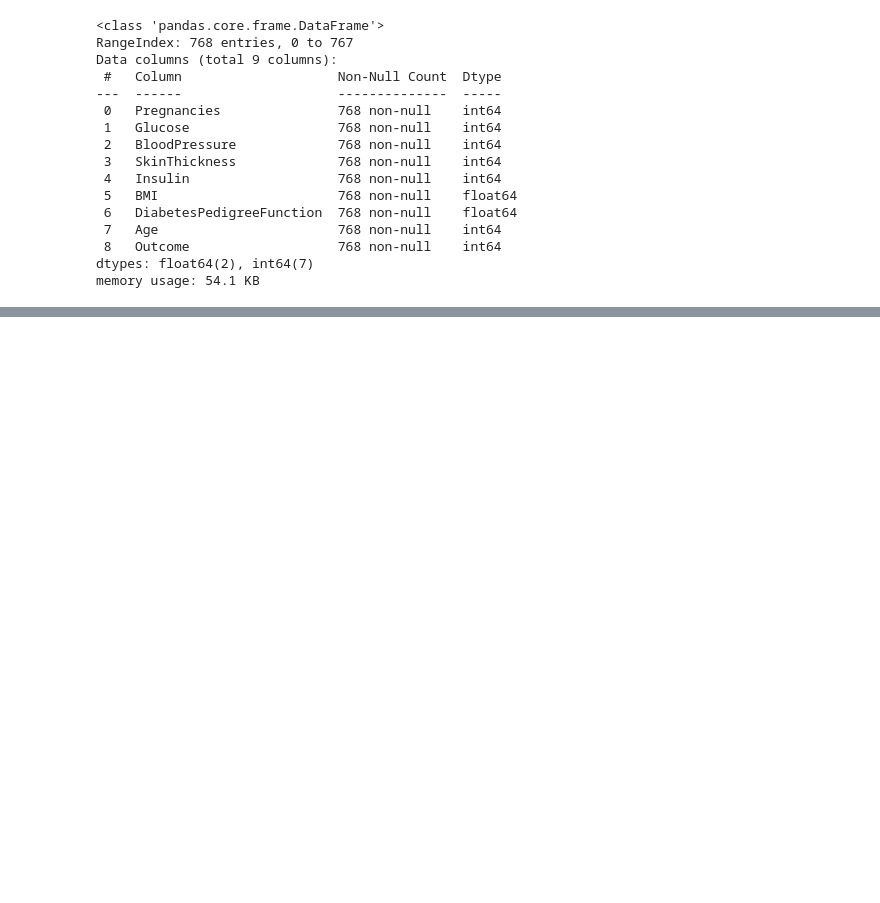
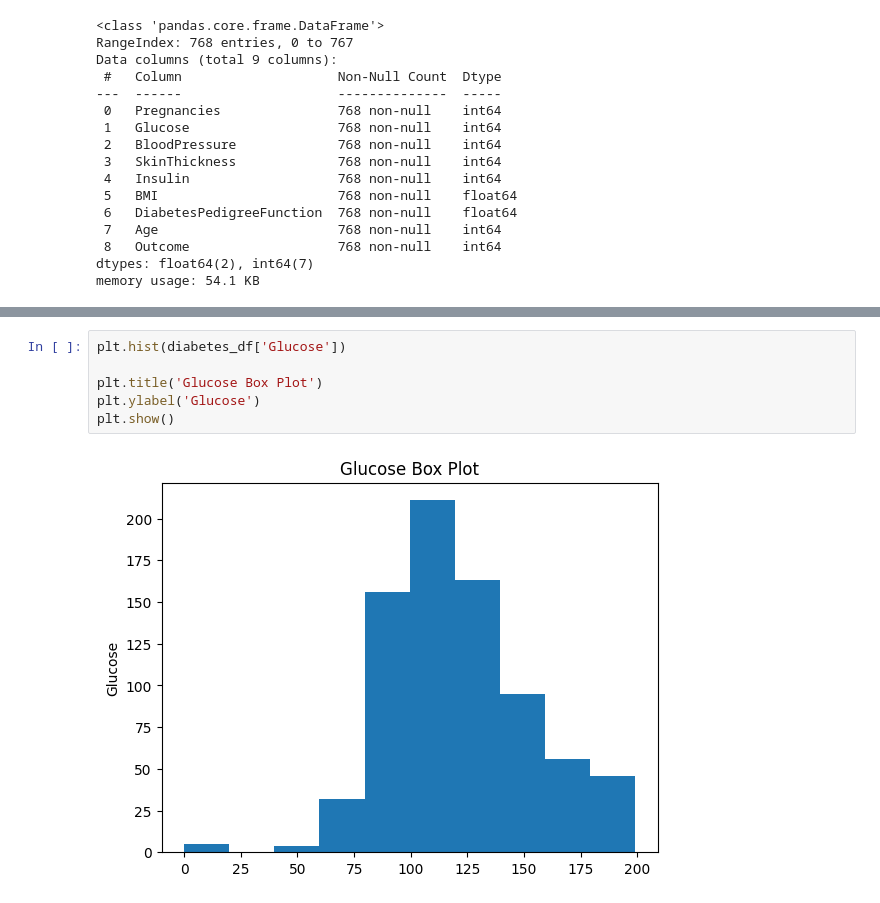
Before and after one commit to Vivekraj-adhikari/scratch-vs-sklearn, a Jupyter notebook: logistic-regression/diabetes_prediction.ipynb, the cells around one changed output, grey strips where cells are left out. Saved outputs shown, nothing was run; the diff lists cells and outputs as text; blank space fills up the shorter version.

```diff
--- a/logistic-regression/diabetes_prediction.ipynb
+++ b/logistic-regression/diabetes_prediction.ipynb
@@ -35,0 +69,8 @@ diabetes_df.describe()
+# %%
+plt.hist(diabetes_df['Glucose'])
+
+plt.title('Glucose Box Plot')
+plt.ylabel('Glucose')
+plt.show()
+# %% [output]
+[figure, added]
```
Also changed, not shown: parts of 6 cells of this notebook.
